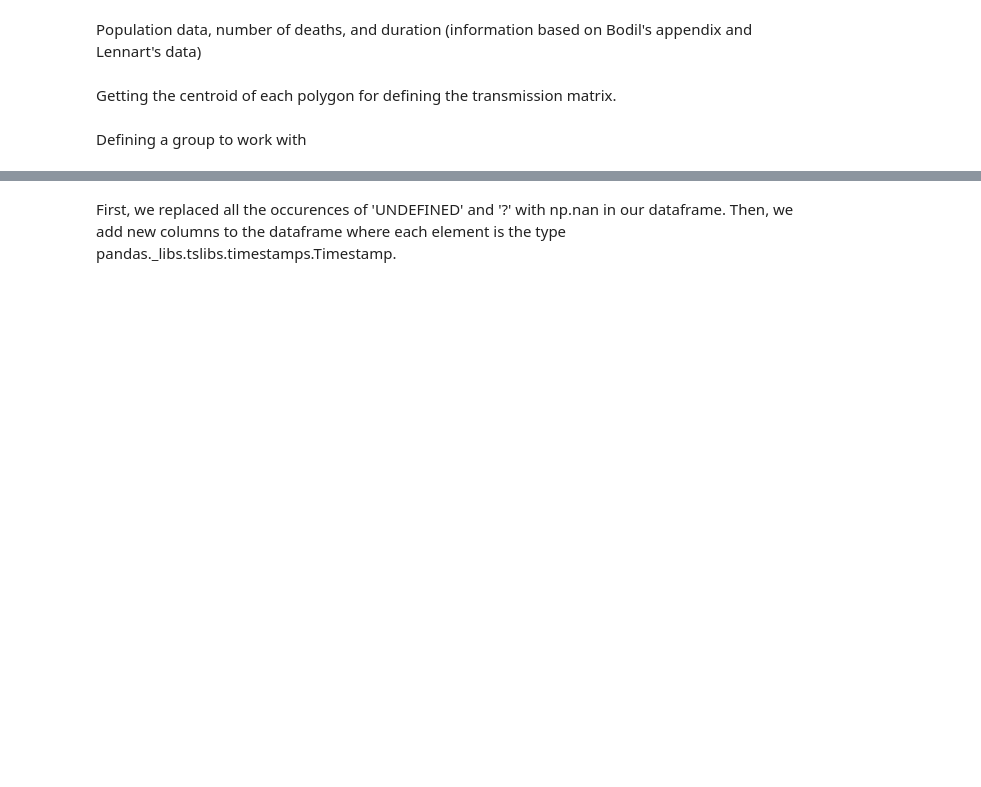
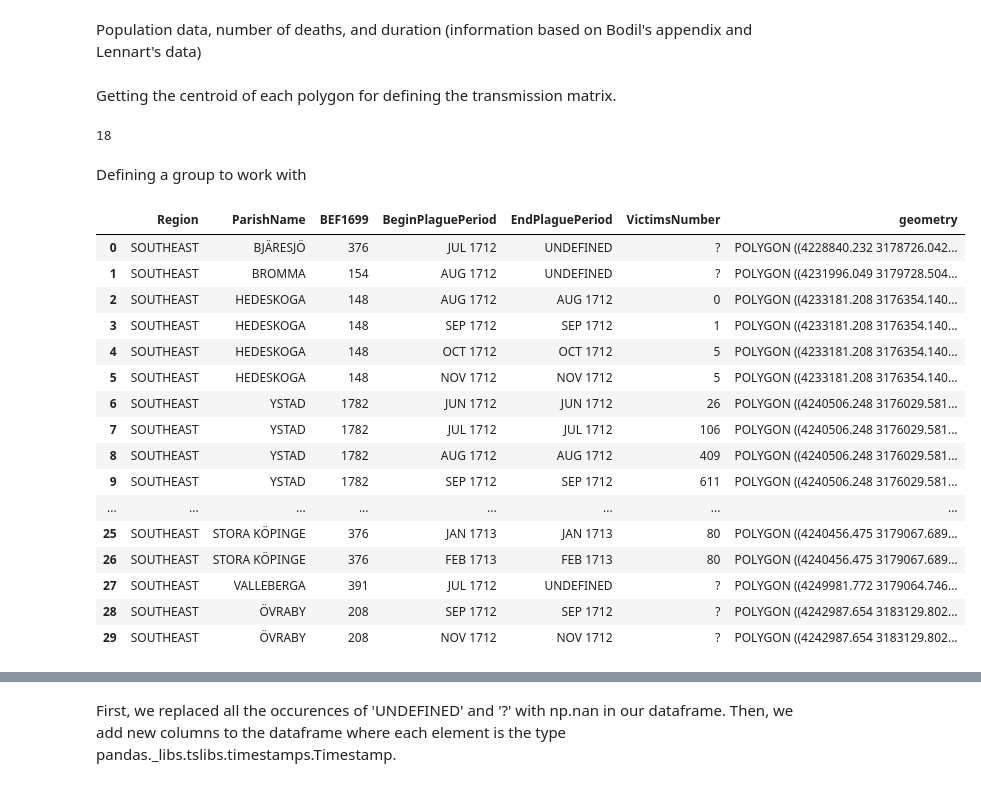
Before and after one commit to polislizarralde/PythonMathematicalModeling, a Jupyter notebook: docs/PlagueProject/Model_transmission_matrix_symmetric.ipynb, the cells around one changed output, grey strips where cells are left out. Cells and saved outputs as stored; diff of their text form; code cells hidden in the pictures; blank space fills up the shorter version.

```diff
--- a/docs/PlagueProject/Model_transmission_matrix_symmetric.ipynb
+++ b/docs/PlagueProject/Model_transmission_matrix_symmetric.ipynb
@@ -76,6 +76,13 @@ southScania = southScania[['Region','ParishName', 'BEF1699', 'BeginPlaguePeriod'
 Getting the centroid of each polygon for defining the transmission matrix.
 # %%
 southScania = get_centroid(southScania)
+# %%
+example = southScania[(southScania["Region"]== 'MIDDLE')
+                       & (pd.notna(southScania["BeginPlaguePeriod"]))
+                       ]
+len(example)
+# %% [output]
+18
 # %% [markdown]
 Defining a group to work with
 # %%
@@ -99,3 +106,22 @@ group1.at[1, 'EndPlaguePeriod'] = 'UNDEFINED'
 # %%
 group = group1[['Region', 'ParishName', 'BEF1699', 'BeginPlaguePeriod'
                , 'EndPlaguePeriod', 'VictimsNumber', 'geometry']]
+group
+# %% [output]
+|  | Region | ParishName | BEF1699 | BeginPlaguePeriod | EndPlaguePeriod | VictimsNumber | geometry |
+| 0 | SOUTHEAST | BJÄRESJÖ | 376 | JUL 1712 | UNDEFINED | ? | POLYGON ((4228840.232 3178726.042... |
+| 1 | SOUTHEAST | BROMMA | 154 | AUG 1712 | UNDEFINED | ? | POLYGON ((4231996.049 3179728.504... |
+| 2 | SOUTHEAST | HEDESKOGA | 148 | AUG 1712 | AUG 1712 | 0 | POLYGON ((4233181.208 3176354.140... |
+| 3 | SOUTHEAST | HEDESKOGA | 148 | SEP 1712 | SEP 1712 | 1 | POLYGON ((4233181.208 3176354.140... |
+| 4 | SOUTHEAST | HEDESKOGA | 148 | OCT 1712 | OCT 1712 | 5 | POLYGON ((4233181.208 3176354.140... |
+| 5 | SOUTHEAST | HEDESKOGA | 148 | NOV 1712 | NOV 1712 | 5 | POLYGON ((4233181.208 3176354.140... |
+| 6 | SOUTHEAST | YSTAD | 1782 | JUN 1712 | JUN 1712 | 26 | POLYGON ((4240506.248 3176029.581... |
+| 7 | SOUTHEAST | YSTAD | 1782 | JUL 1712 | JUL 1712 | 106 | POLYGON ((4240506.248 3176029.581... |
+| 8 | SOUTHEAST | YSTAD | 1782 | AUG 1712 | AUG 1712 | 409 | POLYGON ((4240506.248 3176029.581... |
+| 9 | SOUTHEAST | YSTAD | 1782 | SEP 1712 | SEP 1712 | 611 | POLYGON ((4240506.248 3176029.581... |
+| ... | ... | ... | ... | ... | ... | ... | ... |
+| 25 | SOUTHEAST | STORA KÖPINGE | 376 | JAN 1713 | JAN 1713 | 80 | POLYGON ((4240456.475 3179067.689... |
+| 26 | SOUTHEAST | STORA KÖPINGE | 376 | FEB 1713 | FEB 1713 | 80 | POLYGON ((4240456.475 3179067.689... |
+| 27 | SOUTHEAST | VALLEBERGA | 391 | JUL 1712 | UNDEFINED | ? | POLYGON ((4249981.772 3179064.746... |
+| 28 | SOUTHEAST | ÖVRABY | 208 | SEP 1712 | SEP 1712 | ? | POLYGON ((4242987.654 3183129.802... |
+| 29 | SOUTHEAST | ÖVRABY | 208 | NOV 1712 | NOV 1712 | ? | POLYGON ((4242987.654 3183129.802... |
```
Also changed, not shown: parts of 5 cells of this notebook, 1 other file.
